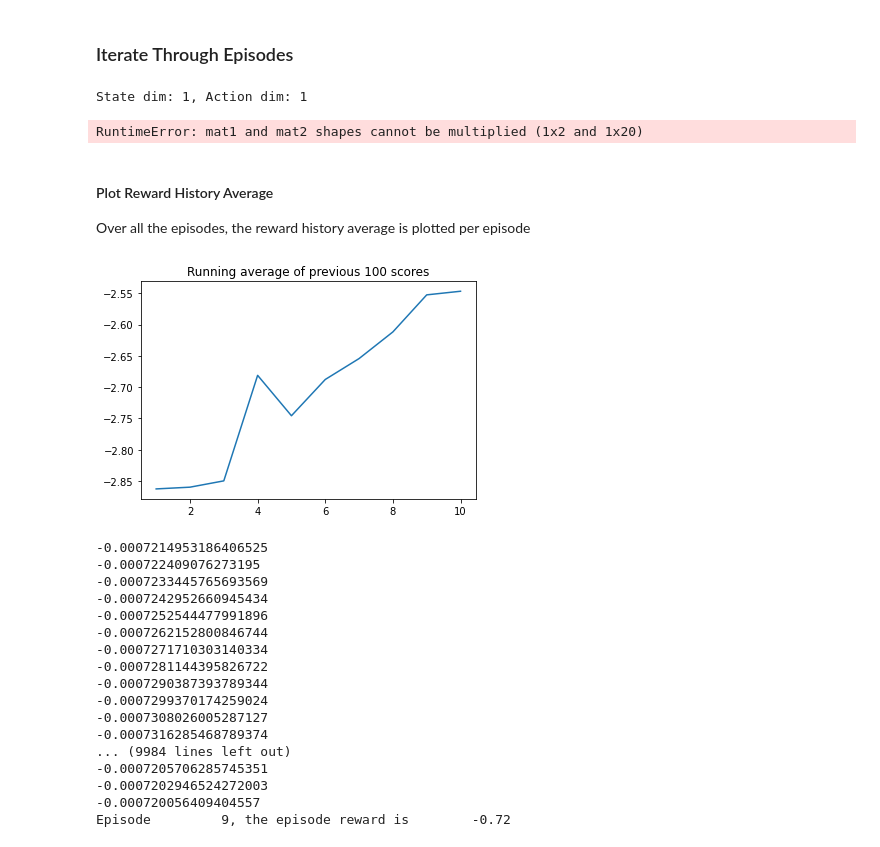
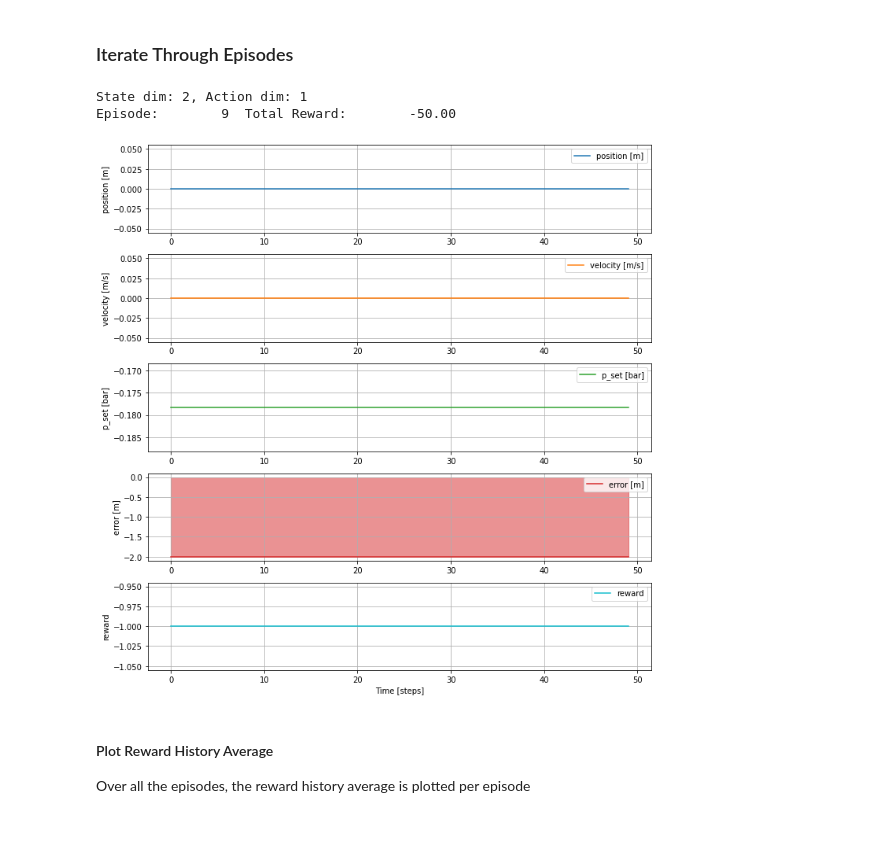
Before and after one commit to Sven-J-Steinert/Rocket-Hopper-DDPG, a Jupyter notebook: ddpg.ipynb, the cells around one changed output. Saved outputs shown, nothing was run; the diff lists cells and outputs as text; code cells hidden in the pictures.

Commit message:
mat fix, debug visuals

```diff
--- a/ddpg.ipynb
+++ b/ddpg.ipynb
@@ -166,7 +190,7 @@ class Actor(nn.Module):
             nn.ReLU(),
             nn.Linear(H1, H1),
             nn.ReLU(),
-            nn.Linear(H1, 1)
+            nn.Linear(H1, action_dim)
         )
 
     def forward(self, state):
@@ -402,22 +422,32 @@ env.state.shape
 agent = DDPG(state_dim, action_dim)
 print("State dim: {}, Action dim: {}".format(state_dim, action_dim))
 
+episodes = []
+
 # Train the agent for the number of episodes set:
 for i in range(MAX_EPISODE):
     total_reward = 0
-    step =0
+    step = 0
     state = env.reset()
+    log = np.zeros((len(state)+3,MAX_TIME_STEPS))
     # print(state)
     # state=state[0]
-    # print(state)
+
     for  t in range(MAX_TIME_STEPS):
         action = agent.select_action(state)
+        #print(action)
         # Add Gaussian noise to actions for exploration
-        action = (action + np.random.normal(0, 1, size=action_dim)).clip(-max_action, max_action)
+        #action = (action + np.random.normal(0, 1, size=action_dim)).clip(-max_action, max_action)
         # print(env.step(action))
         # action += OU_Noise.sample(action)
         next_state = env.step(action)[0]
-        reward, done, info = env.step(action)[1:]
+        y, reward, done, info = env.step(action)
+
+        log[0,t] = y[0]
+        log[1,t] = y[1]
+        log[2,t] = action[0]
+        log[3,t] = y[0] - env.x_target
+        log[4,t] = reward
 
         total_reward += reward
         # if render and i >= render_interval : env.render()
@@ -430,14 +460,19 @@ for i in range(MAX_EPISODE):
 
     score_hist.append(total_reward)
     total_step += step+1
-    print("Episode: \t{}  Total Reward: \t{:0.2f}".format( i, total_reward))
+    print("Episode: \t{}  Total Reward: \t{:0.2f}".format( i, total_reward), end='\r', flush=True)
+    episodes.append(log)
     agent.update()
     if i % 100 == 0:
         agent.save()
 env.close()
 # %% [output]
-State dim: 1, Action dim: 1
+State dim: 2, Action dim: 1
+Episode:        9  Total Reward:        -50.00
-RuntimeError: mat1 and mat2 shapes cannot be multiplied (1x2 and 1x20)
+# %%
+plot(episodes[0])
+# %% [output]
+[figure, added]
 # %%
 import matplotlib.pyplot as plt
 import numpy as np
@@ -455,8 +490,6 @@ Over all the episodes, the reward history average is plotted per episode
 # %%
 x = [i+1 for i in range(len(score_hist))]
 plot_learning_curve(x, score_hist)
-# %% [output]
-[figure, removed]
 # %%
 test_iteration=10              # 100
 max_length_of_trajectory=100   # 1000
@@ -477,21 +510,3 @@ for i in range(test_iteration):
             break
         state = next_state
 env.close()
-# %% [output]
--0.0007214953186406525
--0.000722409076273195
--0.0007233445765693569
--0.0007242952660945434
--0.0007252544477991896
--0.0007262152800846744
--0.0007271710303140334
--0.0007281144395826722
--0.0007290387393789344
--0.0007299370174259024
--0.0007308026005287127
--0.0007316285468789374
-... (9984 lines left out)
--0.0007205706285745351
--0.0007202946524272003
--0.000720056409404557
-Episode         9, the episode reward is        -0.72
```
Also changed, not shown: parts of 6 cells of this notebook.
